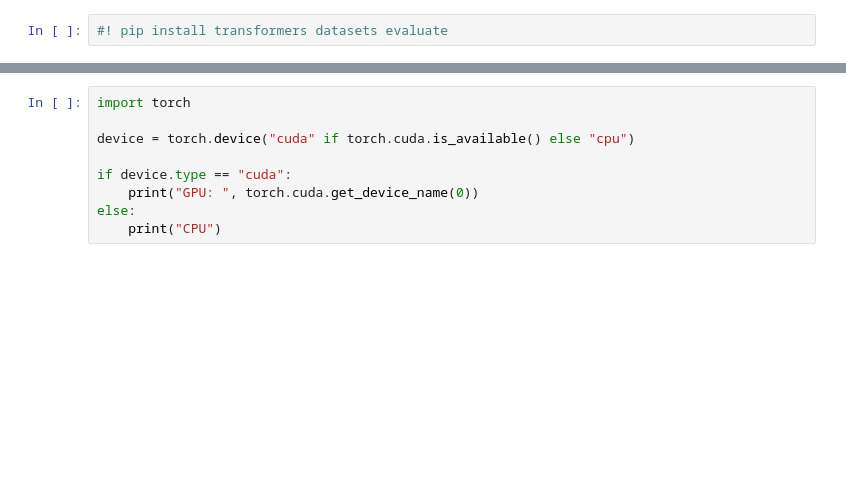
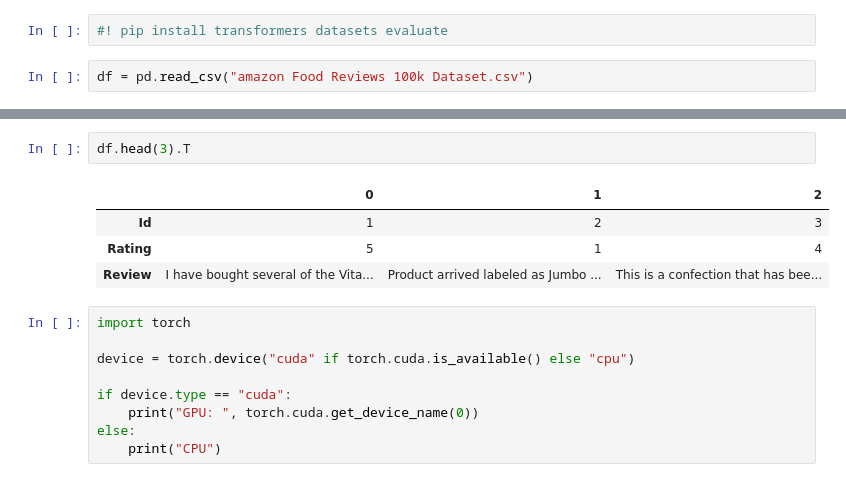
Before and after one commit to JawadRouen/NLP, a Jupyter notebook: notebooks/3_fine_tuning.ipynb, the cells around one changed output, grey strips where cells are left out. Saved outputs shown, nothing was run; the diff lists cells and outputs as text; blank space fills up the shorter version.

```diff
--- a/notebooks/3_fine_tuning.ipynb
+++ b/notebooks/3_fine_tuning.ipynb
@@ -4,3 +4,5 @@ https://huggingface.co/docs/datasets/loading#loading-from-local-files
 https://huggingface.co/docs/transformers/training
 # %%
 #! pip install transformers datasets evaluate
+# %%
+df = pd.read_csv("amazon Food Reviews 100k Dataset.csv")
@@ -7,3 +16,10 @@ https://huggingface.co/docs/transformers/training
+# %%
+df.head(3).T
+# %% [output]
+|  | 0 | 1 | 2 |
+| Id | 1 | 2 | 3 |
+| Rating | 5 | 1 | 4 |
+| Review | I have bought several of the Vita... | Product arrived labeled as Jumbo ... | This is a confection that has bee... |
 # %%
 import torch
 
```
Also changed, not shown: parts of 4 cells of this notebook.
